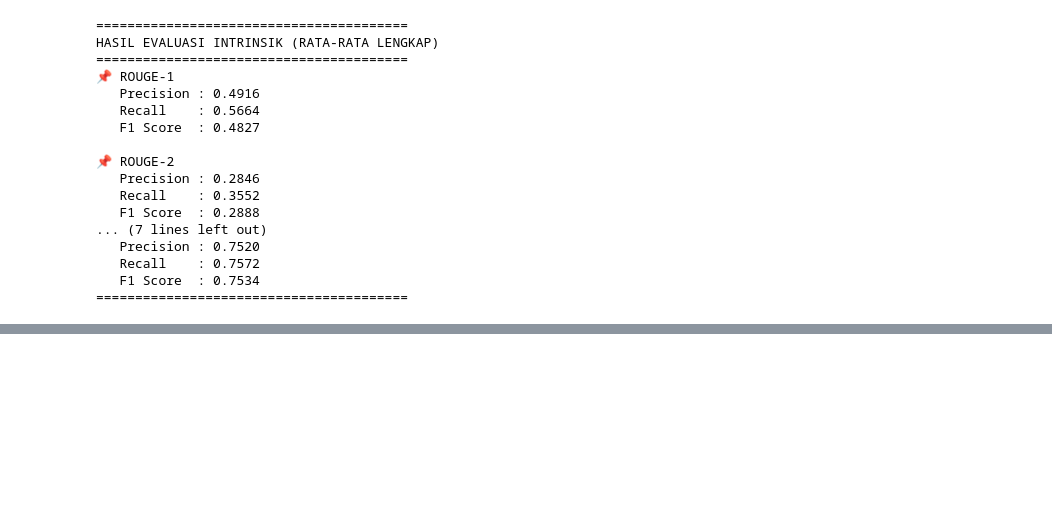
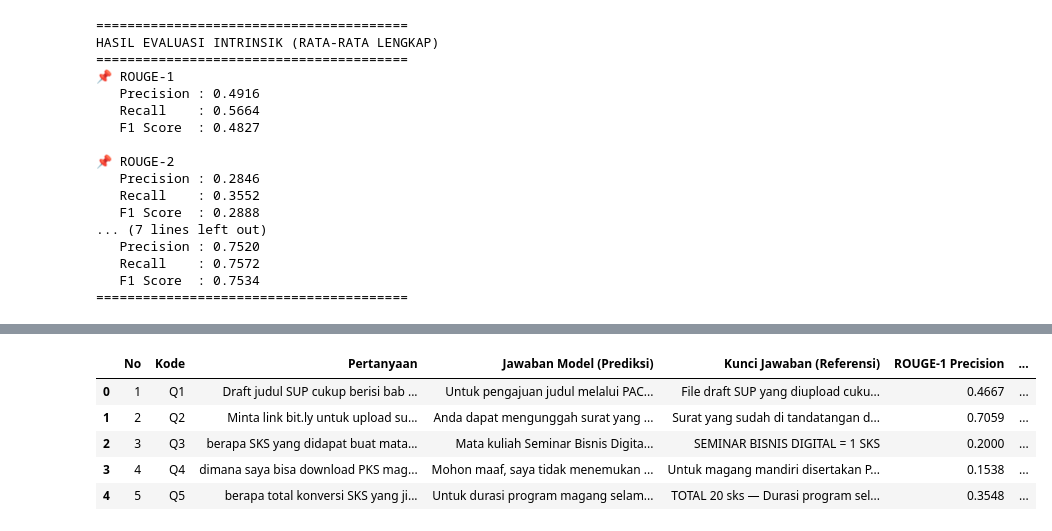
Before and after one commit to AliefMuhammad/RAG---Academic-Chatbot-information, a Jupyter notebook: model_test_accuracy.ipynb, the cells around one changed output, grey strips where cells are left out. Cells and saved outputs as stored; diff of their text form; code cells hidden in the pictures; blank space fills up the shorter version.

Commit message:
model update

```diff
--- a/model_test_accuracy.ipynb
+++ b/model_test_accuracy.ipynb
@@ -383,0 +414,74 @@ plt.show()
+# %%
+print("💾 Sedang memproses penyimpanan file 'Result-Intrinsic-evaluation.xlsx'...")
+
+# 1. Urutan kolom yang ingin diambil dari DataFrame 'df'
+target_columns = [
+    'Kode',
+    'Pertanyaan User',
+    'Jawaban Chatbot',
+    'Kalimat Referensi',
+
+    # ROUGE-1 Breakdown
+    'R1_Precision', 'R1_Recall', 'R1_F1',
+
+    # ROUGE-2 Breakdown
+    'R2_Precision', 'R2_Recall', 'R2_F1',
+
+    # ROUGE-L (LCS) Breakdown
+    'RL_Precision', 'RL_Recall', 'RL_F1',
+
+    # BERTScore Breakdown
+    'BERT_Precision', 'BERT_Recall', 'BERT_F1'
+]
+
+# 2. show hanya kolom yang ada di df
+available_columns = [col for col in target_columns if col in df.columns]
+result_df = df[available_columns].copy()
+
+# 3. Rename Kolom dari df ke tabel yang rapih
+result_df = result_df.rename(columns={
+    'Pertanyaan User': 'Pertanyaan',
+    'Jawaban Chatbot': 'Jawaban Model (Prediksi)',
+    'Kalimat Referensi': 'Kunci Jawaban (Referensi)',
+
+    # ROUGE-1
+    'R1_Precision': 'ROUGE-1 Precision',
+    'R1_Recall': 'ROUGE-1 Recall',
+    'R1_F1': 'ROUGE-1 F-Measure',
+
+    # ROUGE-2
+    'R2_Precision': 'ROUGE-2 Precision',
+    'R2_Recall': 'ROUGE-2 Recall',
+    'R2_F1': 'ROUGE-2 F-Measure',
+
+    # ROUGE-L
+    'RL_Precision': 'ROUGE-L Precision',
+    'RL_Recall': 'ROUGE-L Recall',
+    'RL_F1': 'ROUGE-L F-Measure',
+
+    # BERTScore
+    'BERT_Precision': 'BERT Precision',
+    'BERT_Recall': 'BERT Recall',
+    'BERT_F1': 'BERT F1-Score'
+})
+
+# 4. tambah kolom nomor
+result_df.insert(0, 'No', range(1, len(result_df) + 1))
+
+# 5. Format Angkase mua skor menjadi 4 desimal
+numeric_cols = result_df.select_dtypes(include=['number']).columns
+# Kecuali kolom 'No', sisanya dibulatkan
+cols_to_round = [col for col in numeric_cols if col != 'No']
+result_df[cols_to_round] = result_df[cols_to_round].round(4)
+
+# 6. Tampilkan Preview
+print(f"\n✅ Data berhasil dikonsolidasi! Total: {len(result_df)} baris.")
+display(result_df.head())
+
+# 7. Simpan ke Excel Final
+#output_filename = 'Result-Intrinsic-evaluation.xlsx'
+#result_df.to_excel(output_filename, index=False)
+
+#print(f"\n✅ SUKSES! File telah disimpan sebagai: {output_filename}")
+#print("Silakan cek folder proyek Anda.")
+# %% [output]
@@ -383,0 +491,6 @@ plt.show()
+|  | No | Kode | Pertanyaan | Jawaban Model (Prediksi) | Kunci Jawaban (Referensi) | ROUGE-1 Precision | ... |
+| 0 | 1 | Q1 | Draft judul SUP cukup berisi bab ... | Untuk pengajuan judul melalui PAC... | File draft SUP yang diupload cuku... | 0.4667 | ... |
+| 1 | 2 | Q2 | Minta link bit.ly untuk upload su... | Anda dapat mengunggah surat yang ... | Surat yang sudah di tandatangan d... | 0.7059 | ... |
+| 2 | 3 | Q3 | berapa SKS yang didapat buat mata... | Mata kuliah Seminar Bisnis Digita... | SEMINAR BISNIS DIGITAL = 1 SKS | 0.2000 | ... |
+| 3 | 4 | Q4 | dimana saya bisa download PKS mag... | Mohon maaf, saya tidak menemukan ... | Untuk magang mandiri disertakan P... | 0.1538 | ... |
+| 4 | 5 | Q5 | berapa total konversi SKS yang ji... | Untuk durasi program magang selam... | TOTAL 20 sks — Durasi program sel... | 0.3548 | ... |
```
Also changed, not shown: parts of 9 cells of this notebook, 2 other files.
